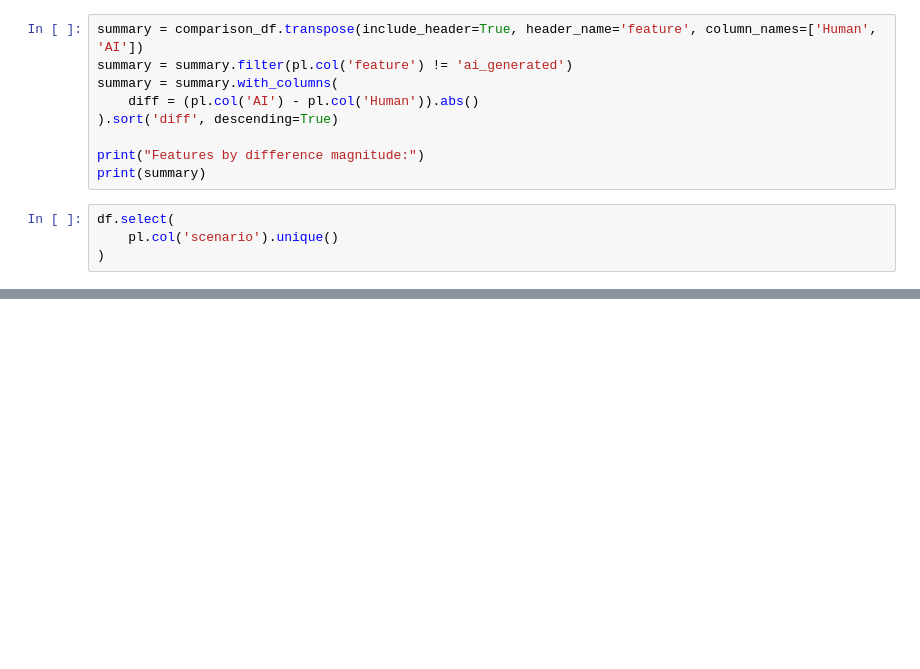
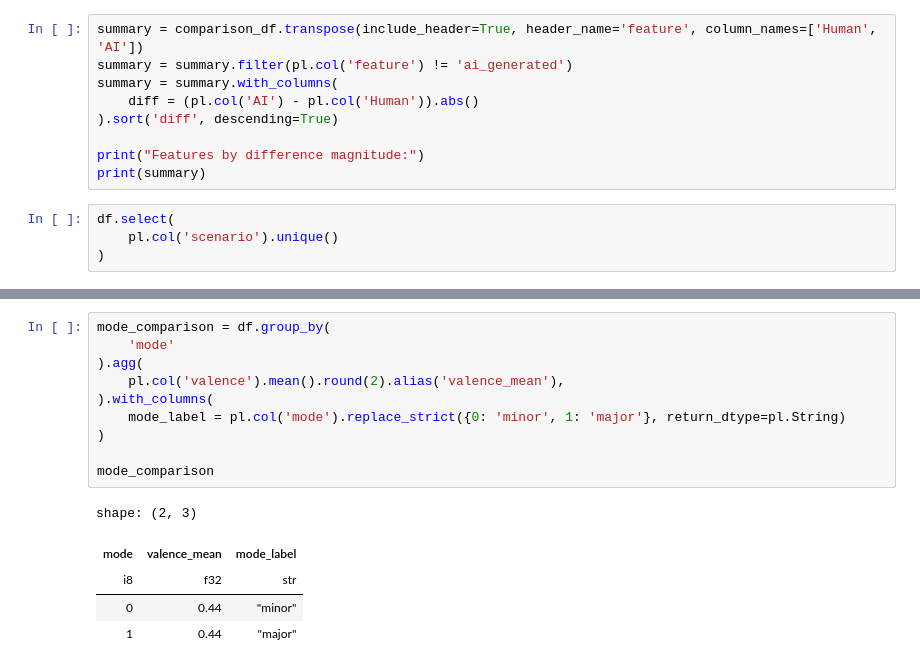
Before and after one commit to ZygimantasB/polars_library, a Jupyter notebook: kaggle/spotify_2026_scenarios.ipynb, the cells around one changed output, grey strips where cells are left out. Cells and saved outputs as stored; diff of their text form; blank space fills up the shorter version.

```diff
--- a/kaggle/spotify_2026_scenarios.ipynb
+++ b/kaggle/spotify_2026_scenarios.ipynb
@@ -347,0 +357,16 @@ plt.show()
+# %%
+mode_comparison = df.group_by(
+    'mode'
+).agg(
+    pl.col('valence').mean().round(2).alias('valence_mean'),
+).with_columns(
+    mode_label = pl.col('mode').replace_strict({0: 'minor', 1: 'major'}, return_dtype=pl.String)
+)
+
+mode_comparison
+# %% [output]
+shape: (2, 3)
+| mode | valence_mean | mode_label |
+| i8 | f32 | str |
+| 0 | 0.44 | "minor" |
+| 1 | 0.44 | "major" |
```
Also changed, not shown: parts of 3 cells of this notebook.
